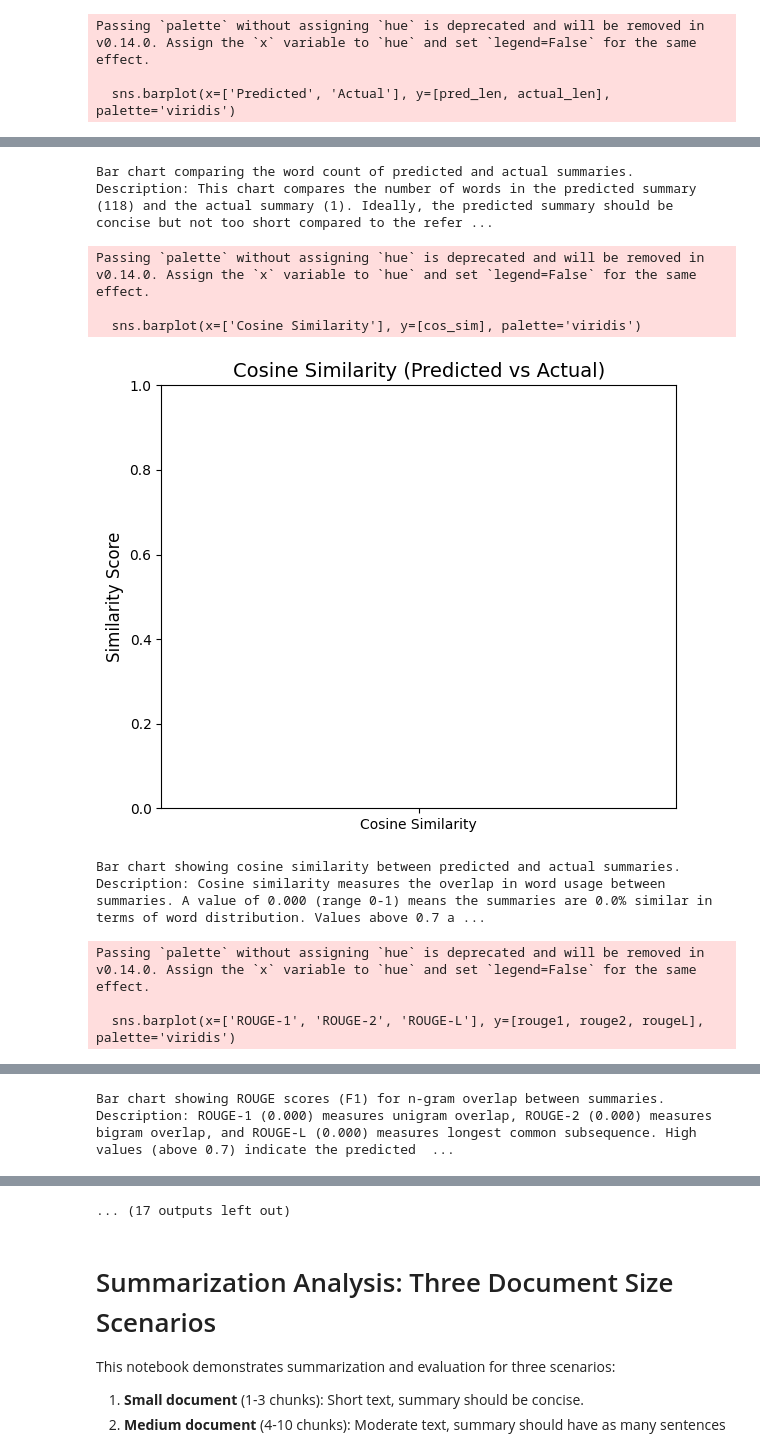
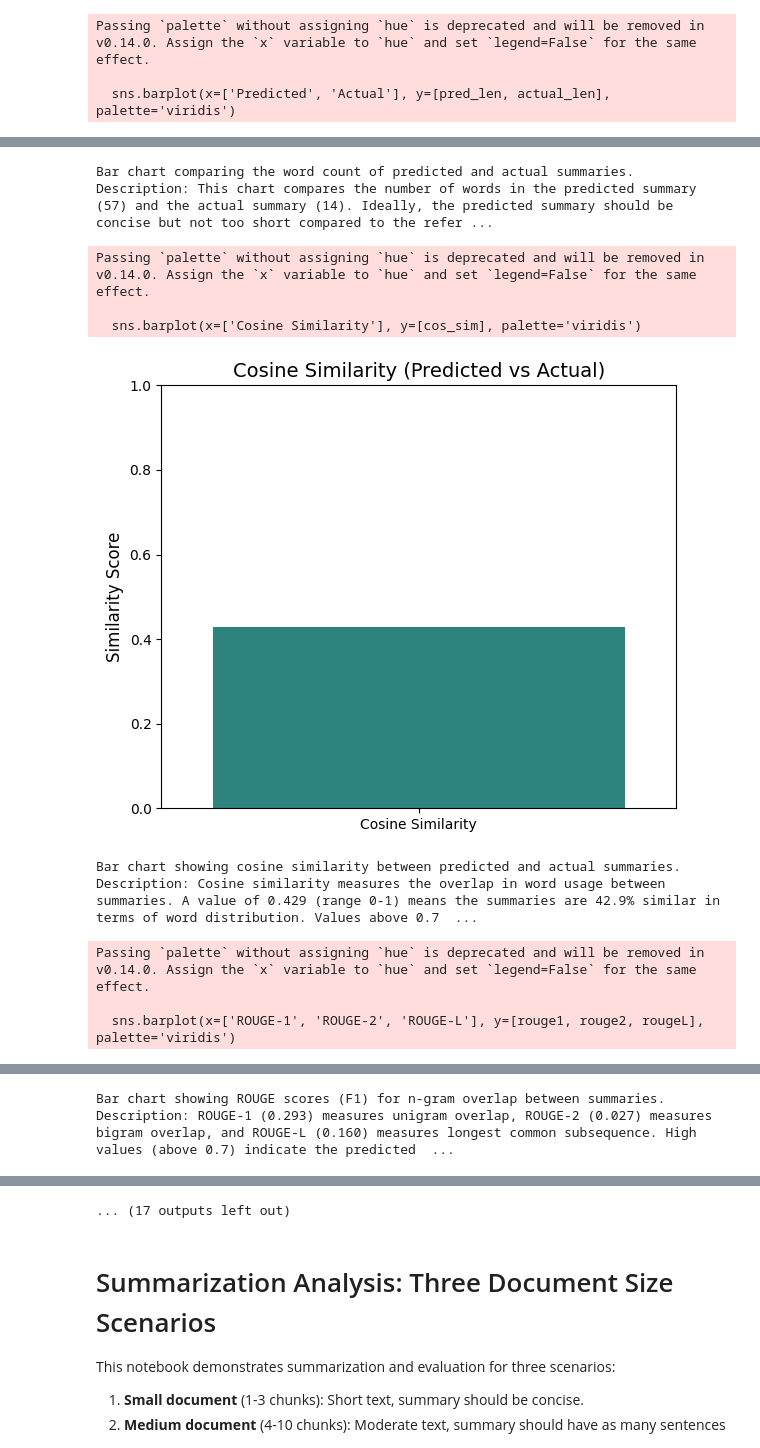
Before and after one commit to sajin-shrestha/text-summarization-7th-sem-backend, a Jupyter notebook: bart_advanced_abstractive_summarization.ipynb, the cells around one changed output, grey strips where cells are left out. Drawn from its saved outputs; the diff is of its cells as text; code cells hidden in the pictures.

```diff
--- a/bart_advanced_abstractive_summarization.ipynb
+++ b/bart_advanced_abstractive_summarization.ipynb
@@ -234,16 +234,16 @@ os.makedirs(output_dir, exist_ok=True)
 
 # Sample data for text summarization
 # data = [
-#     {
-#         'document': (
-#             "A massive storm swept through the eastern coast on Friday, causing widespread power outages "
-#             "and flooding in several towns. Emergency services responded quickly, evacuating residents "
-#             "from high-risk areas. Meteorologists warned that more heavy rainfall is expected over the weekend."
-#         ),
-#         'summary': (
-#             "A storm hit the eastern coast, causing floods and outages, with more rain expected."
-#         )
-#     },
+    # {
+    #     'document': (
+    #         "A massive storm swept through the eastern coast on Friday, causing widespread power outages "
+    #         "and flooding in several towns. Emergency services responded quickly, evacuating residents "
+    #         "from high-risk areas. Meteorologists warned that more heavy rainfall is expected over the weekend."
+    #     ),
+    #     'summary': (
+    #         "A storm hit the eastern coast, causing floods and outages, with more rain expected."
+    #     )
+    # },
 #     {
 #         'document': (
 #             "The city council approved a new public transportation plan on Tuesday, which includes additional bus routes, "
@@ -345,25 +345,16 @@ os.makedirs(output_dir, exist_ok=True)
     # }
 # ]
 data = [
-{
-    'document': (
-        "The global economy has undergone significant changes over the past decade, driven by rapid technological advancements, "
-        "shifts in geopolitical power, and evolving consumer preferences. In the early 2010s, emerging markets such as China, India, "
-        "and Brazil experienced unprecedented growth, lifting millions out of poverty and creating new opportunities for international trade. "
-        "Meanwhile, developed economies in North America and Europe faced challenges related to aging populations, stagnant wages, and the aftermath of the 2008 financial crisis. "
-        "Technological innovation, particularly in the fields of artificial intelligence, renewable energy, and biotechnology, has transformed industries ranging from manufacturing to healthcare. "
-        "Companies have increasingly adopted automation and data analytics to improve efficiency and gain a competitive edge. "
-        "However, these changes have also led to concerns about job displacement and the need for workforce reskilling. "
-        "Global supply chains have become more interconnected, but also more vulnerable to disruptions, as demonstrated by the COVID-19 pandemic, which exposed weaknesses in logistics and healthcare infrastructure worldwide. "
-        "Governments responded with unprecedented fiscal stimulus packages, central banks implemented low interest rates, and new policies were introduced to support small businesses and protect jobs. "
-        "At the same time, environmental issues such as climate change and resource depletion have become central to policy debates, prompting investments in green technologies and international agreements like the Paris Accord. "
-        "Social movements advocating for equality, diversity, and inclusion have gained momentum, influencing corporate governance and public policy. "
-        "Looking ahead, experts predict that the next decade will be shaped by continued digital transformation, the rise of emerging economies, and the need for sustainable development. "
-        "Businesses and governments alike must adapt to these changes by fostering innovation, investing in education, and building resilient systems capable of withstanding future shocks."
-    ),
-    'summary': 'test'
-}
-
+    {
+        'document': (
+            "A massive storm swept through the eastern coast on Friday, causing widespread power outages "
+            "and flooding in several towns. Emergency services responded quickly, evacuating residents "
+            "from high-risk areas. Meteorologists warned that more heavy rainfall is expected over the weekend."
+        ),
+        'summary': (
+            "A storm hit the eastern coast, causing floods and outages, with more rain expected."
+        )
+    },
 ]
 
 # Convert sample data to a HuggingFace Dataset
@@ -732,11 +719,11 @@ Passing `palette` without assigning `hue` is deprecated and will be removed in v
 Bar chart comparing the word count of predicted and actual summaries.
-Description: This chart compares the number of words in the predicted summary (118) and the actual summary (1). Ideally, the predicted summary should be concise but not too short compared to the refer ...
+Description: This chart compares the number of words in the predicted summary (57) and the actual summary (14). Ideally, the predicted summary should be concise but not too short compared to the refer ...
 Passing `palette` without assigning `hue` is deprecated and will be removed in v0.14.0. Assign the `x` variable to `hue` and set `legend=False` for the same effect.
 
   sns.barplot(x=['Cosine Similarity'], y=[cos_sim], palette='viridis')
-[figure, old version]
+[figure, new version]
 Bar chart showing cosine similarity between predicted and actual summaries.
-Description: Cosine similarity measures the overlap in word usage between summaries. A value of 0.000 (range 0-1) means the summaries are 0.0% similar in terms of word distribution. Values above 0.7 a ...
+Description: Cosine similarity measures the overlap in word usage between summaries. A value of 0.429 (range 0-1) means the summaries are 42.9% similar in terms of word distribution. Values above 0.7  ...
 Passing `palette` without assigning `hue` is deprecated and will be removed in v0.14.0. Assign the `x` variable to `hue` and set `legend=False` for the same effect.
 
   sns.barplot(x=['ROUGE-1', 'ROUGE-2', 'ROUGE-L'], y=[rouge1, rouge2, rougeL], palette='viridis')
@@ -744,5 +731,5 @@ Passing `palette` without assigning `hue` is deprecated and will be removed in v
 Bar chart showing ROUGE scores (F1) for n-gram overlap between summaries.
-Description: ROUGE-1 (0.000) measures unigram overlap, ROUGE-2 (0.000) measures bigram overlap, and ROUGE-L (0.000) measures longest common subsequence. High values (above 0.7) indicate the predicted  ...
+Description: ROUGE-1 (0.293) measures unigram overlap, ROUGE-2 (0.027) measures bigram overlap, and ROUGE-L (0.160) measures longest common subsequence. High values (above 0.7) indicate the predicted  ...
 Passing `palette` without assigning `hue` is deprecated and will be removed in v0.14.0. Assign the `x` variable to `hue` and set `legend=False` for the same effect.
 
   sns.barplot(x=['BLEU Score'], y=[bleu_score], palette='viridis')
```
Also changed, not shown: parts of 1 cell of this notebook, 6 other files.
